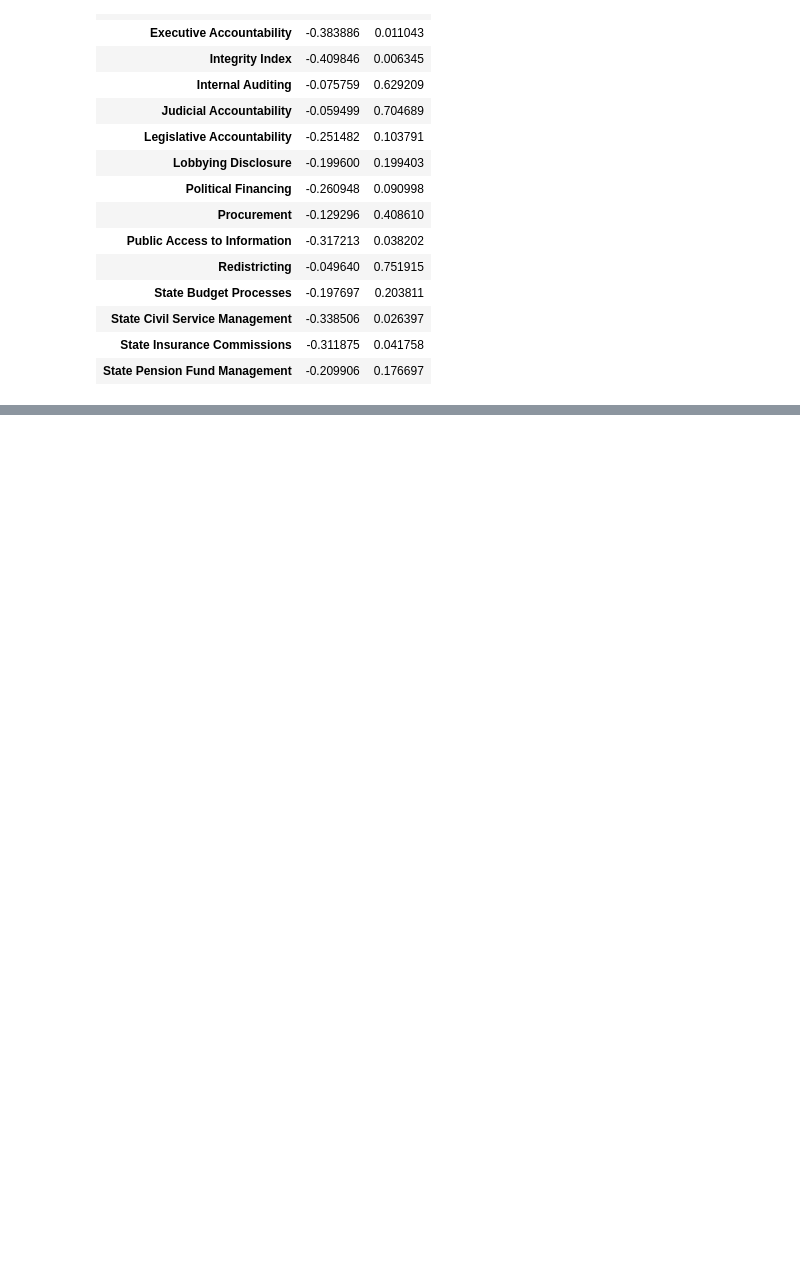
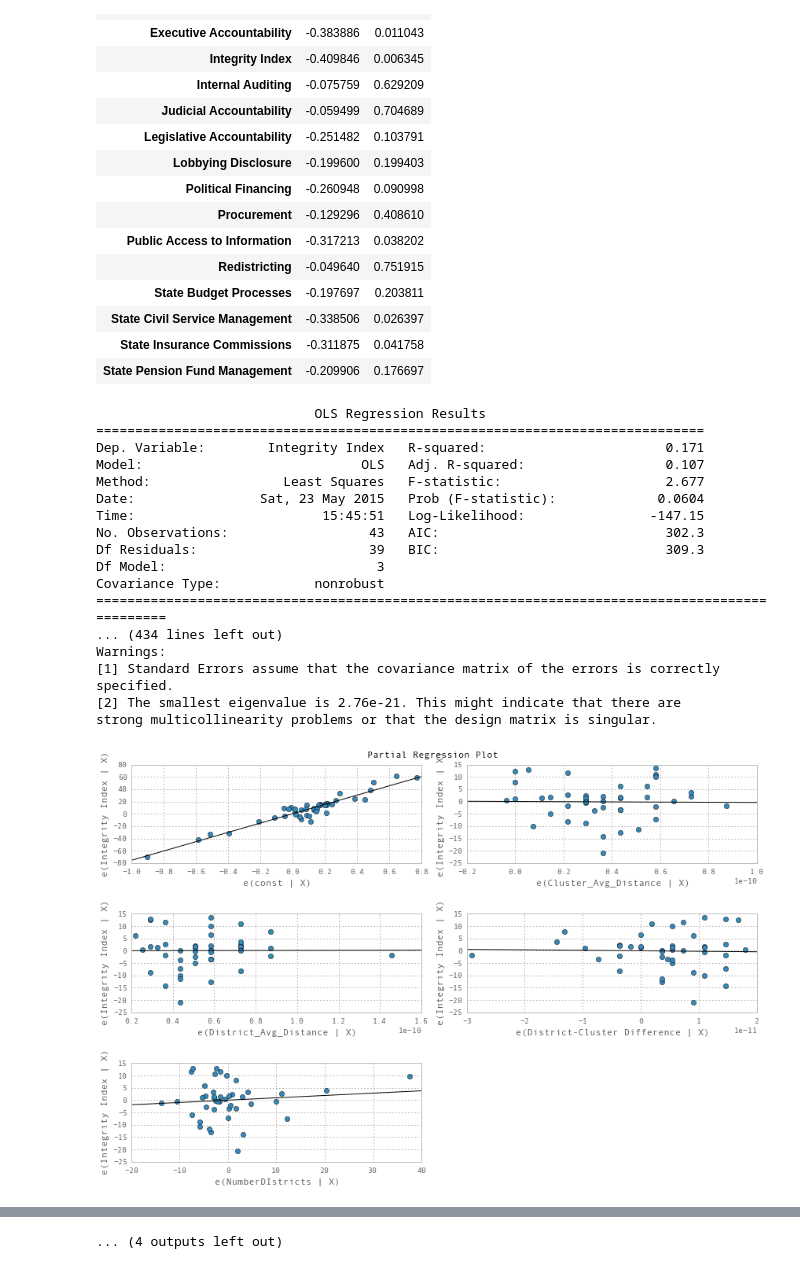
Before and after one commit to franink/Maps, a Jupyter notebook: DataAbalysisReport.ipynb, the cells around one changed output, grey strips where cells are left out. Drawn from its saved outputs; the diff is of its cells as text; code cells hidden in the pictures; blank space fills up the shorter version.

Commit message:
new plots

```diff
--- a/DataAbalysisReport.ipynb
+++ b/DataAbalysisReport.ipynb
@@ -99,3 +98,32 @@ res_DF.transpose()
 | State Civil Service Management | -0.338506 | 0.026397 |
 | State Insurance Commissions | -0.311875 | 0.041758 |
 | State Pension Fund Management | -0.209906 | 0.176697 |
+# %%
+X = db[['Cluster_Avg_Distance', 'District_Avg_Distance', 'District-Cluster Difference','NumberDIstricts']]
+X = sm.add_constant(X)
+for var in y_names:
+    Y = db[var]
+    model = sm.OLS(Y,X)
+    res = model.fit()
+    print res.summary()
+    fig = plt.figure(figsize=(12,8))
+    fig = sm.graphics.plot_partregress_grid(res, fig=fig)
+# %% [output]
+                            OLS Regression Results
+==============================================================================
+Dep. Variable:        Integrity Index   R-squared:                       0.171
+Model:                            OLS   Adj. R-squared:                  0.107
+Method:                 Least Squares   F-statistic:                     2.677
+Date:                Sat, 23 May 2015   Prob (F-statistic):             0.0604
+Time:                        15:45:51   Log-Likelihood:                -147.15
+No. Observations:                  43   AIC:                             302.3
+Df Residuals:                      39   BIC:                             309.3
+Df Model:                           3
+Covariance Type:            nonrobust
+===============================================================================================
+... (434 lines left out)
+Warnings:
+[1] Standard Errors assume that the covariance matrix of the errors is correctly specified.
+[2] The smallest eigenvalue is 2.76e-21. This might indicate that there are
+strong multicollinearity problems or that the design matrix is singular.
+[figure, added]
@@ -101,0 +140 @@ res_DF.transpose()
+... (4 outputs left out)
```
Also changed, not shown: parts of 7 cells of this notebook.
